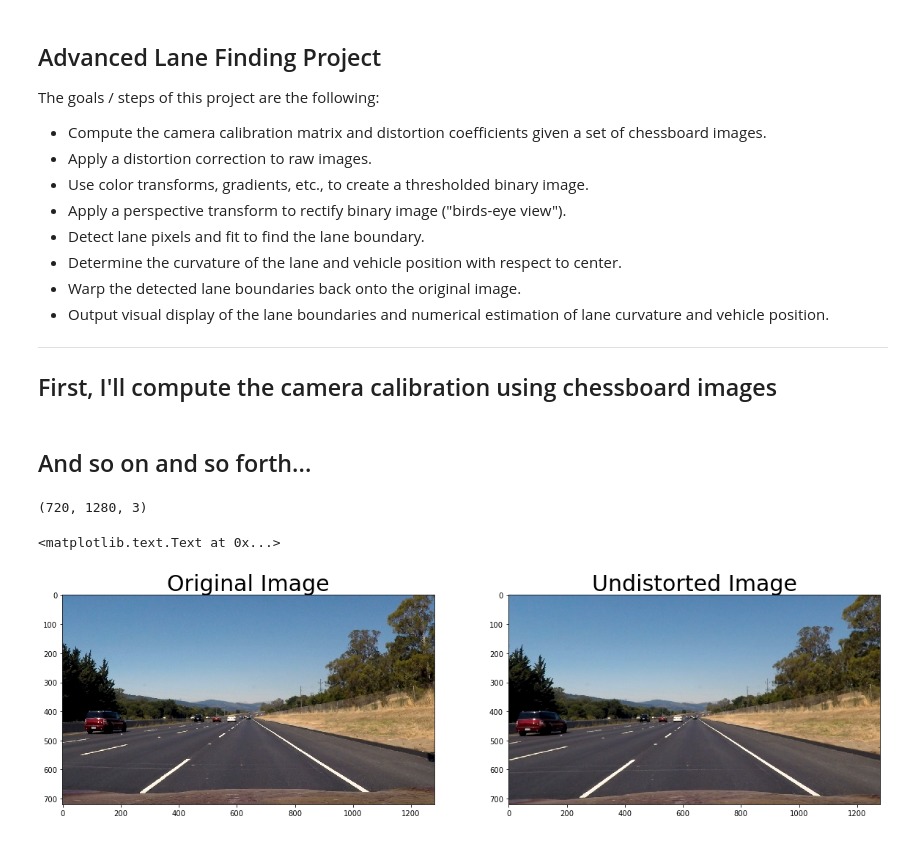
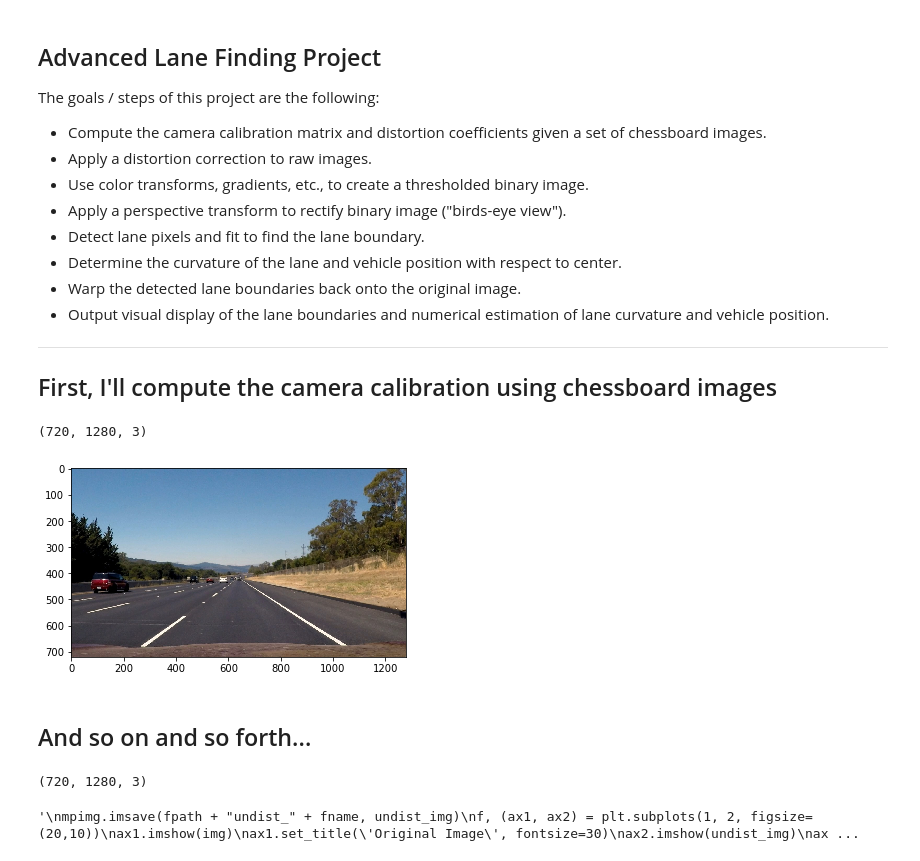
Before and after one commit to JWC1212/CarND-Advanced-Lane-Lines-master, a Jupyter notebook: examples/example.ipynb, the cells around one changed output. Cells and saved outputs as stored; diff of their text form; code cells hidden in the pictures.

```diff
--- a/examples/example.ipynb
+++ b/examples/example.ipynb
@@ -15,60 +15,101 @@ The goals / steps of this project are the following:
 ---
 ## First, I'll compute the camera calibration using chessboard images
 # %%
+'''
 import numpy as np
+import pickle
 import cv2
 import glob
 import matplotlib.pyplot as plt
 import matplotlib.image as mpimg
 %matplotlib inline
 
 # prepare object points, like (0,0,0), (1,0,0), (2,0,0) ....,(6,5,0)
 objp = np.zeros((6*9,3), np.float32)
 objp[:,:2] = np.mgrid[0:9,0:6].T.reshape(-1,2)
 
 # Arrays to store object points and image points from all the images.
 objpoints = [] # 3d points in real world space
 imgpoints = [] # 2d points in image plane.
 
 # Make a list of calibration images
 images = glob.glob('../camera_cal/calibration*.jpg')
 
 # Step through the list and search for chessboard corners
 for fname in images:
     img = cv2.imread(fname)
     gray = cv2.cvtColor(img,cv2.COLOR_BGR2GRAY)
     #print(gray.shape)
     # Find the chessboard corners
     ret, corners = cv2.findChessboardCorners(gray, (9,6),None)
 
     # If found, add object points, image points
     if ret == True:
         objpoints.append(objp)
         imgpoints.append(corners)
+with open('obj_pts.p', 'wb') as f:
+    pickle.dump(objpoints, f)
+with open('img_pts.p', 'wb') as f:
+    pickle.dump(imgpoints, f)
 
-        # Draw and display the corners
-        img = cv2.drawChessboardCorners(img, (9,6), corners, ret)
-        cv2.imshow('img',img)
-        cv2.waitKey(500)
-cv2.destroyAllWindows()
+fpath = "../test_images/"
+fname = "straight_lines2.jpg"
+img = mpimg.imread(fpath+fname)
+plt.imshow(img)
+print(img.shape)
+height = img.shape[0]
+width = img.shape[1]
+img_size = (width, height)
+#using straight_lines2.jpg to get transform matrix of birdview.
+src = np.float32([[585,457],[700,457],[1060,690],[260,690]])
+dst = np.float32([[300,0],[980,0],[980,height],[300,height]])
+M = cv2.getPerspectiveTransform(src, dst)
+inverse_M = cv2.getPerspectiveTransform(dst, src)
+with open('M.p', 'wb') as f:
+    pickle.dump(M, f)
+with open('inverseM.p', 'wb') as f:
+    pickle.dump(inverse_M, f)
+'''
+# %% [output]
+(720, 1280, 3)
+[figure, added]
 # %% [markdown]
 ## And so on and so forth...
 # %%
-fname = "../test_images/straight_lines2.jpg"
-img = mpimg.imread(fname)
+import numpy as np
+import pickle
+import cv2
+import glob
+import matplotlib.pyplot as plt
+import matplotlib.image as mpimg
+%matplotlib inline
+
+with open('obj_pts.p', 'rb') as f:
+    objpoints = pickle.load(f)
+with open('img_pts.p', 'rb') as f:
+    imgpoints =pickle.load(f)
+#This cell is to calibrate camera and get undistorted images.
+fpath = "../test_images/"
+fname = "straight_lines2.jpg"
+img = mpimg.imread(fpath+fname)
 print(img.shape)
 height = img.shape[0]
 width = img.shape[1]
 img_size = (width, height)
-ret, cameraMat, distortCoef,rvecs, tvecs = cv2.calibrateCamera(objpoints, imgpoints, img_size, None, None)
-undist_img = cv2.undistort(img, cameraMat, distortCoef, None, cameraMat)
-mpimg.imsave("../test_images/undist_straight_lines2.jpg", undist_img)
+#define function calculating camera matrix and distort coefficients. Then using these parameters to get undistort images.
+def undistortImage(image, objpts, imgpts):
+    ret, cameraMat, distortCoef,rvecs, tvecs = cv2.calibrateCamera(objpts, imgpts, (image.shape[1],image.shape[0]), None, None)
+    undist_img = cv2.undistort(img, cameraMat, distortCoef, None, cameraMat)
+    return undist_img
+undist_img = undistortImage(img, objpoints, imgpoints)
+'''
+mpimg.imsave(fpath + "undist_" + fname, undist_img)
 f, (ax1, ax2) = plt.subplots(1, 2, figsize=(20,10))
 ax1.imshow(img)
 ax1.set_title('Original Image', fontsize=30)
 ax2.imshow(undist_img)
 ax2.set_title('Undistorted Image', fontsize=30)
+'''
 # %% [output]
 (720, 1280, 3)
-<matplotlib.text.Text at 0x...>
+'\nmpimg.imsave(fpath + "undist_" + fname, undist_img)\nf, (ax1, ax2) = plt.subplots(1, 2, figsize=(20,10))\nax1.imshow(img)\nax1.set_title(\'Original Image\', fontsize=30)\nax2.imshow(undist_img)\nax ...
-[figure, removed]
```
Also changed, not shown: parts of 23 cells of this notebook, 4 other files.
